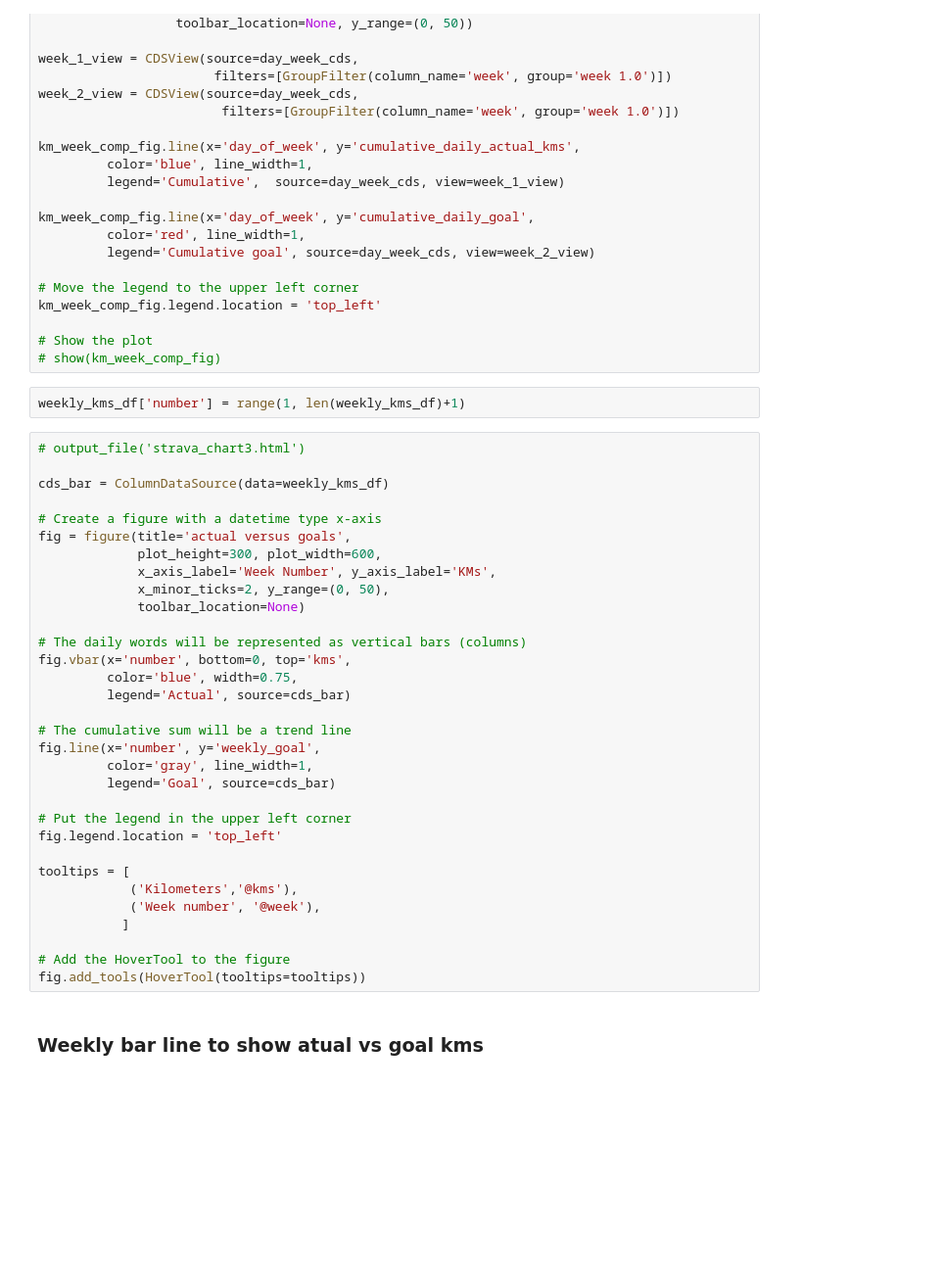
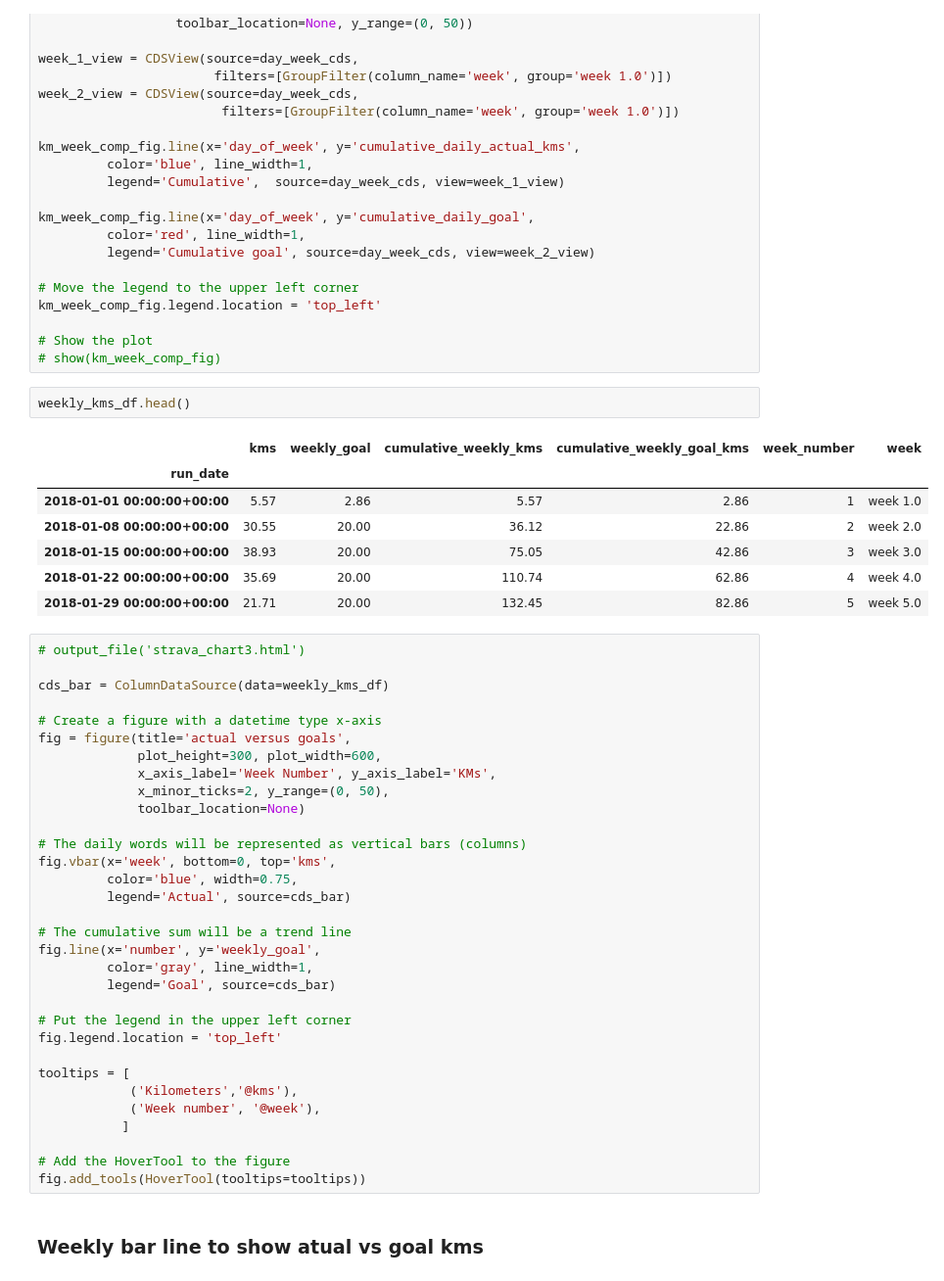
Before and after one commit to johnkbyrne/one-thousand-miles, a Jupyter notebook: 1000_kilometers.ipynb, the cells around one changed output. Shown at 98% size. Saved outputs shown, nothing was run; the diff lists cells and outputs as text; blank space fills up the shorter version.

```diff
--- a/1000_kilometers.ipynb
+++ b/1000_kilometers.ipynb
@@ -197,8 +246,16 @@ km_week_comp_fig.legend.location = 'top_left'
 
 # Show the plot
 # show(km_week_comp_fig)
-# %%
-weekly_kms_df['number'] = range(1, len(weekly_kms_df)+1)
+# %%
+weekly_kms_df.head()
+# %% [output]
+|  | kms | weekly_goal | cumulative_weekly_kms | cumulative_weekly_goal_kms | week_number | week |
+| run_date |  |  |  |  |  |  |
+| 2018-01-01 00:00:00+00:00 | 5.57 | 2.86 | 5.57 | 2.86 | 1 | week 1.0 |
+| 2018-01-08 00:00:00+00:00 | 30.55 | 20.00 | 36.12 | 22.86 | 2 | week 2.0 |
+| 2018-01-15 00:00:00+00:00 | 38.93 | 20.00 | 75.05 | 42.86 | 3 | week 3.0 |
+| 2018-01-22 00:00:00+00:00 | 35.69 | 20.00 | 110.74 | 62.86 | 4 | week 4.0 |
+| 2018-01-29 00:00:00+00:00 | 21.71 | 20.00 | 132.45 | 82.86 | 5 | week 5.0 |
 # %%
 # output_file('strava_chart3.html')
 
@@ -212,7 +269,7 @@ fig = figure(title='actual versus goals',
              toolbar_location=None)
 
 # The daily words will be represented as vertical bars (columns)
-fig.vbar(x='number', bottom=0, top='kms',
+fig.vbar(x='week', bottom=0, top='kms',
          color='blue', width=0.75,
          legend='Actual', source=cds_bar)
 
```
Also changed, not shown: parts of 7 cells of this notebook, 7 other files.
